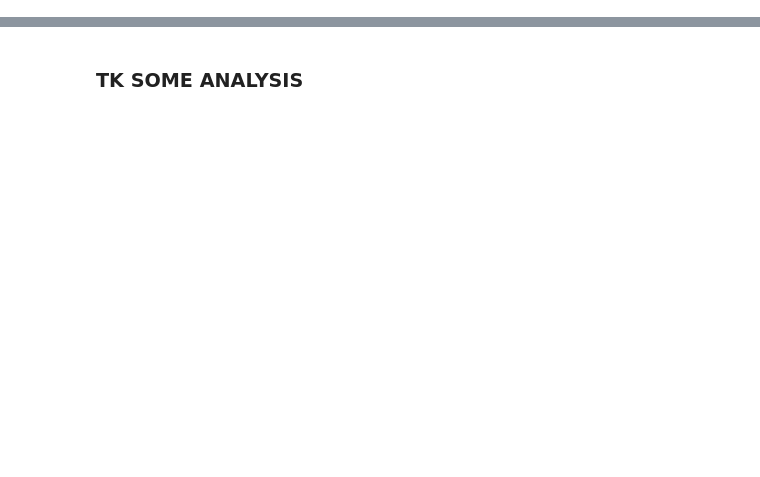
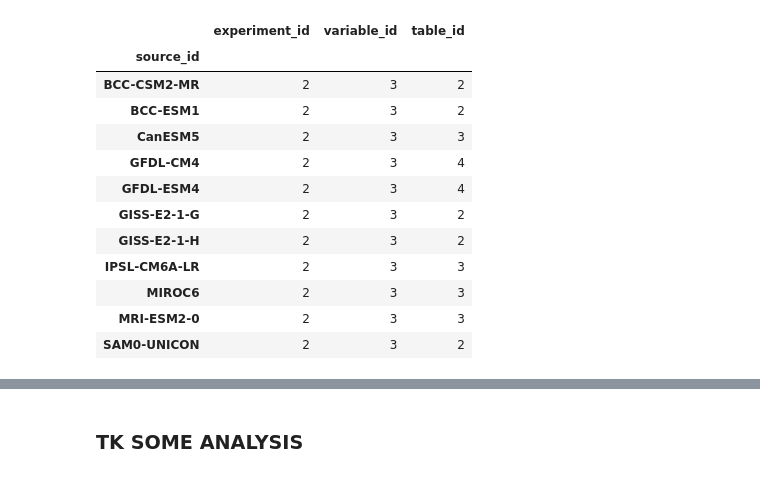
Before and after one commit to zentouro/rces-final, a Jupyter notebook: final_project.ipynb, the cells around one changed output, grey strips where cells are left out. Saved outputs shown, nothing was run; the diff lists cells and outputs as text; code cells hidden in the pictures; blank space fills up the shorter version.

```diff
--- a/final_project.ipynb
+++ b/final_project.ipynb
@@ -10,9 +10,21 @@ TK
 # Needed Packages
 import cartopy.crs as ccrs
 import cartopy
+import zarr
+import fsspec
+import intake
+import regionmask
+
 import numpy as np
 import pandas as pd
 import xarray as xr
+import xesmf as xe
+xr.set_options(display_style='html')
+
+import dask
+import dask.array as da
+
+from tqdm.autonotebook import tqdm  # Fancy progress bars for our loops!
 
 from matplotlib import pyplot as plt
 %matplotlib inline
@@ -26,0 +62,8 @@ TK DATA USED
+# %%
+# open pangeo catalogue of CMIP6 experiments
+cat_url = "https://storage.googleapis.com/cmip6/pangeo-cmip6.json"
+
+# open using intake
+col = intake.open_esm_datastore(cat_url)
+print(col) #Summary of collection structure
+col
@@ -26,0 +106,29 @@ TK DATA USED
+# %%
+query = dict(
+    # WHICH EXPERIMENTS SHOULD I USE???
+    # options: 'historical', 'ssp245', 'ssp585' <- lots for tas, idk about other variables
+
+    experiment_id=['abrupt-4xCO2','piControl'], # pick the `abrupt-4xCO2` and `piControl` forcing experiments
+    variable_id=['tas', 'tasmax','mrsos'],      # near-surface air temperature (tas), maximum surface air temperature (tasmax), and surface soil moisture (mrsos)
+    # WHICH REALIZATION SHOULD I USE??
+    member_id = 'r1i1p1f1',                     # arbitrarily pick one realization for each model (i.e. just one set of initial conditions)
+)
+
+col_subset = col.search(require_all_on=["source_id"], **query)
+col_subset.df.groupby("source_id")[
+    ["experiment_id", "variable_id", "table_id"]
+].nunique()
+# %% [output]
+|  | experiment_id | variable_id | table_id |
+| source_id |  |  |  |
+| BCC-CSM2-MR | 2 | 3 | 2 |
+| BCC-ESM1 | 2 | 3 | 2 |
+| CanESM5 | 2 | 3 | 3 |
+| GFDL-CM4 | 2 | 3 | 4 |
+| GFDL-ESM4 | 2 | 3 | 4 |
+| GISS-E2-1-G | 2 | 3 | 2 |
+| GISS-E2-1-H | 2 | 3 | 2 |
+| IPSL-CM6A-LR | 2 | 3 | 3 |
+| MIROC6 | 2 | 3 | 3 |
+| MRI-ESM2-0 | 2 | 3 | 3 |
+| SAM0-UNICON | 2 | 3 | 2 |
```
Also changed, not shown: parts of 34 cells of this notebook, 5 other files.
